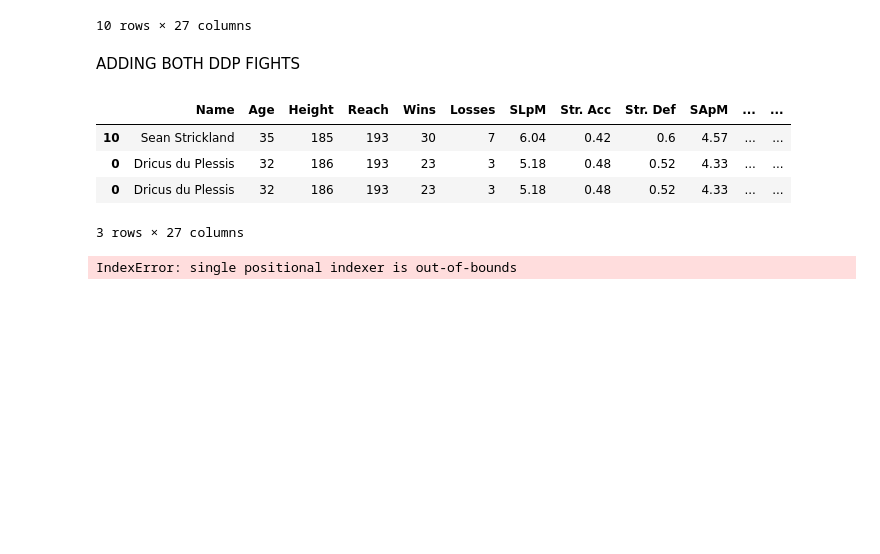
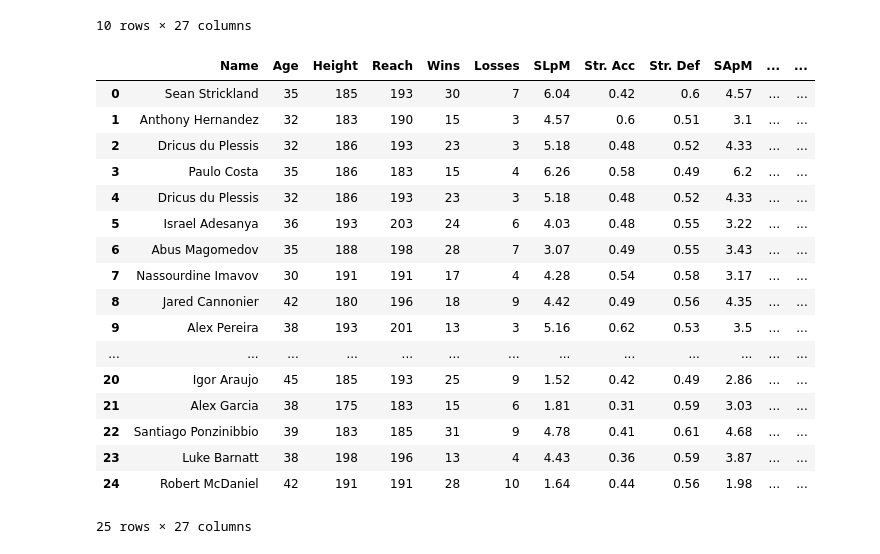
Before and after one commit to victorvmm/PredictUFC328, a Jupyter notebook: src/DataCleaning.ipynb, the cells around one changed output. Saved outputs shown, nothing was run; the diff lists cells and outputs as text; code cells hidden in the pictures; blank space fills up the shorter version.

```diff
--- a/src/DataCleaning.ipynb
+++ b/src/DataCleaning.ipynb
@@ -87,39 +87,55 @@ ChimaevDS
 | 8 | Rhys McKee | 30 | 188 | 198 | 14 | 7 | 4.71 | 0.4 | 0.47 | 7.15 | ... | ... |
 | 9 | John Phillips | 40 | 180 | 190 | 22 | 11 | 1.72 | 0.34 | 0.49 | 4.03 | ... | ... |
 10 rows × 27 columns
-# %% [markdown]
-ADDING BOTH DDP FIGHTS
 # %%
+data = list(fighters.iloc[11, :]) + list(StricklandFight.iloc[0, 1::])
+df = pd.DataFrame(data, index=columns_names).transpose()
+StricklandDS = pd.concat([StricklandDS, df])
+
 data = list(fighters.iloc[1, :]) + list(StricklandFight.iloc[1, 1::])
+df = pd.DataFrame(data, index=columns_names).transpose()
+StricklandDS = pd.concat([StricklandDS, df])
+
+data = list(fighters.iloc[12, :]) + list(StricklandFight.iloc[2, 1::])
 df = pd.DataFrame(data, index=columns_names).transpose()
 StricklandDS = pd.concat([StricklandDS, df])
 
 data = list(fighters.iloc[1, :]) + list(StricklandFight.iloc[3, 1::])
 df = pd.DataFrame(data, index=columns_names).transpose()
 StricklandDS = pd.concat([StricklandDS, df])
+
+for i in range(4, 17):
+    data = list(fighters.iloc[i+9, :]) + list(StricklandFight.iloc[i, 1::])
+    df = pd.DataFrame(data, index=columns_names).transpose()
+    StricklandDS = pd.concat([StricklandDS, df])
+
+data = list(fighters.iloc[3, :]) + list(StricklandFight.iloc[17, 1::])
+df = pd.DataFrame(data, index=columns_names).transpose()
+StricklandDS = pd.concat([StricklandDS, df])
+
+for i in range(18, 24):
+    data = list(fighters.iloc[i+8, :]) + list(StricklandFight.iloc[i, 1::])
+    df = pd.DataFrame(data, index=columns_names).transpose()
+    StricklandDS = pd.concat([StricklandDS, df])
+
+StricklandDS = StricklandDS.reset_index(drop=True)
 StricklandDS
 # %% [output]
 |  | Name | Age | Height | Reach | Wins | Losses | SLpM | Str. Acc | Str. Def | SApM | ... | ... |
-| 10 | Sean Strickland | 35 | 185 | 193 | 30 | 7 | 6.04 | 0.42 | 0.6 | 4.57 | ... | ... |
-| 0 | Dricus du Plessis | 32 | 186 | 193 | 23 | 3 | 5.18 | 0.48 | 0.52 | 4.33 | ... | ... |
-| 0 | Dricus du Plessis | 32 | 186 | 193 | 23 | 3 | 5.18 | 0.48 | 0.52 | 4.33 | ... | ... |
+| 0 | Sean Strickland | 35 | 185 | 193 | 30 | 7 | 6.04 | 0.42 | 0.6 | 4.57 | ... | ... |
+| 1 | Anthony Hernandez | 32 | 183 | 190 | 15 | 3 | 4.57 | 0.6 | 0.51 | 3.1 | ... | ... |
+| 2 | Dricus du Plessis | 32 | 186 | 193 | 23 | 3 | 5.18 | 0.48 | 0.52 | 4.33 | ... | ... |
+| 3 | Paulo Costa | 35 | 186 | 183 | 15 | 4 | 6.26 | 0.58 | 0.49 | 6.2 | ... | ... |
+| 4 | Dricus du Plessis | 32 | 186 | 193 | 23 | 3 | 5.18 | 0.48 | 0.52 | 4.33 | ... | ... |
+| 5 | Israel Adesanya | 36 | 193 | 203 | 24 | 6 | 4.03 | 0.48 | 0.55 | 3.22 | ... | ... |
+| 6 | Abus Magomedov | 35 | 188 | 198 | 28 | 7 | 3.07 | 0.49 | 0.55 | 3.43 | ... | ... |
+| 7 | Nassourdine Imavov | 30 | 191 | 191 | 17 | 4 | 4.28 | 0.54 | 0.58 | 3.17 | ... | ... |
+| 8 | Jared Cannonier | 42 | 180 | 196 | 18 | 9 | 4.42 | 0.49 | 0.56 | 4.35 | ... | ... |
+| 9 | Alex Pereira | 38 | 193 | 201 | 13 | 3 | 5.16 | 0.62 | 0.53 | 3.5 | ... | ... |
+| ... | ... | ... | ... | ... | ... | ... | ... | ... | ... | ... | ... | ... |
+| 20 | Igor Araujo | 45 | 185 | 193 | 25 | 9 | 1.52 | 0.42 | 0.49 | 2.86 | ... | ... |
+| 21 | Alex Garcia | 38 | 175 | 183 | 15 | 6 | 1.81 | 0.31 | 0.59 | 3.03 | ... | ... |
+| 22 | Santiago Ponzinibbio | 39 | 183 | 185 | 31 | 9 | 4.78 | 0.41 | 0.61 | 4.68 | ... | ... |
+| 23 | Luke Barnatt | 38 | 198 | 196 | 13 | 4 | 4.43 | 0.36 | 0.59 | 3.87 | ... | ... |
+| 24 | Robert McDaniel | 42 | 191 | 191 | 28 | 10 | 1.64 | 0.44 | 0.56 | 1.98 | ... | ... |
-3 rows × 27 columns
+25 rows × 27 columns
-# %%
-
-for i in range(0, 23):
-    match i:
-        case 1:
-            data = list(fighters.iloc[1, :]) + list(StricklandFight.iloc[1, 1::])
-        case 3:
-            data = list(fighters.iloc[1, :]) + list(StricklandFight.iloc[3, 1::])
-        case 17:
-            data = list(fighters.iloc[i, :]) + list(StricklandFight.iloc[i, 1::])
-        case _:
-            data = list(fighters.iloc[i+11, :]) + list(StricklandFight.iloc[i, 1::])
-    dataframe = pd.DataFrame(data, index=columns_names).transpose()
-    StricklandDS = pd.concat([StricklandDS, dataframe])
-
-StricklandDS = StricklandDS.reset_index(drop=True)
-StricklandDS
-# %% [output]
-IndexError: single positional indexer is out-of-bounds
```
Also changed, not shown: 1 other file.
